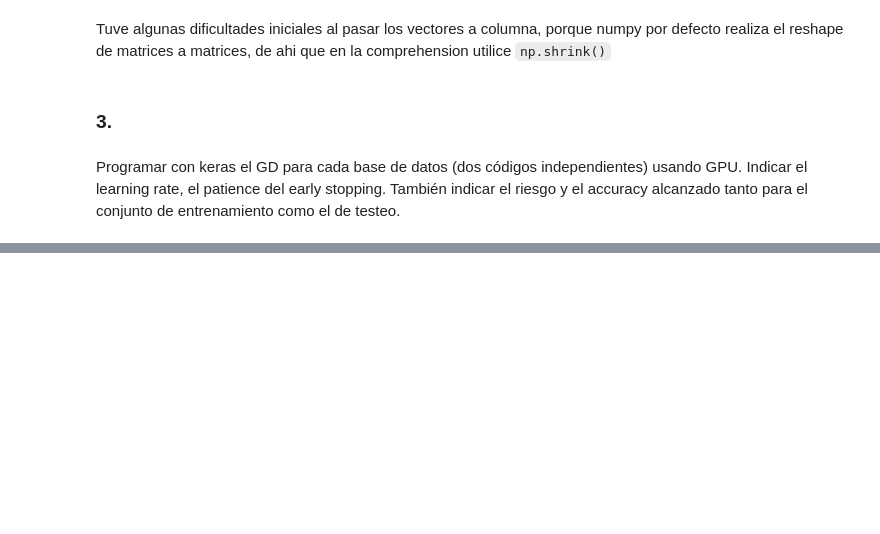
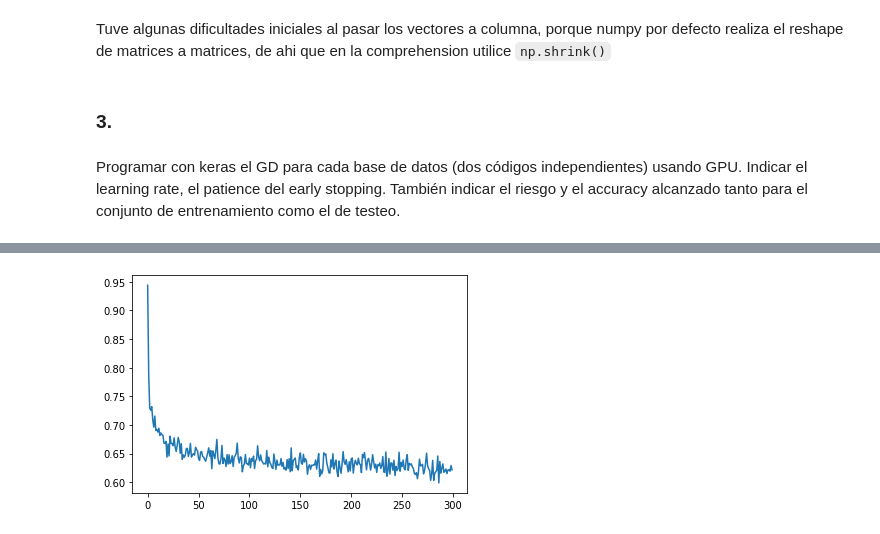
Before and after one commit to Nacho2904/CURSO-LEARNING1, a Jupyter notebook: regresion_logistica.ipynb, the cells around one changed output, grey strips where cells are left out. Drawn from its saved outputs; the diff is of its cells as text; code cells hidden in the pictures; blank space fills up the shorter version.

```diff
--- a/regresion_logistica.ipynb
+++ b/regresion_logistica.ipynb
@@ -652,0 +655,7 @@ sns.lineplot(x = np.arange(0,len(losses),1), y=losses);
+# %%
+model_fashion_mnist = tf.keras.Sequential()
+model_fashion_mnist.add(tf.keras.layers.Dense(10, input_dim = rows, activation = "softmax"))
+early_stop = tf.keras.callbacks.EarlyStopping(monitor='loss', patience=30)
+model_fashion_mnist.compile(optimizer=tf.keras.optimizers.SGD(learning_rate=0.05),loss=tf.keras.losses.SparseCategoricalCrossentropy(from_logits=True),
+                          metrics=["accuracy"])
+hist = model_fashion_mnist.fit(x=norm_fashion_inputs, y=fashion_targets, batch_size = 128, epochs=300,callbacks=[early_stop]);
@@ -652,0 +680,5 @@ sns.lineplot(x = np.arange(0,len(losses),1), y=losses);
+# %%
+losses = hist.history["loss"]
+sns.lineplot(x = np.arange(0,len(losses),1), y=losses);
+# %% [output]
+[figure, added]
```
Also changed, not shown: parts of 7 cells of this notebook.
